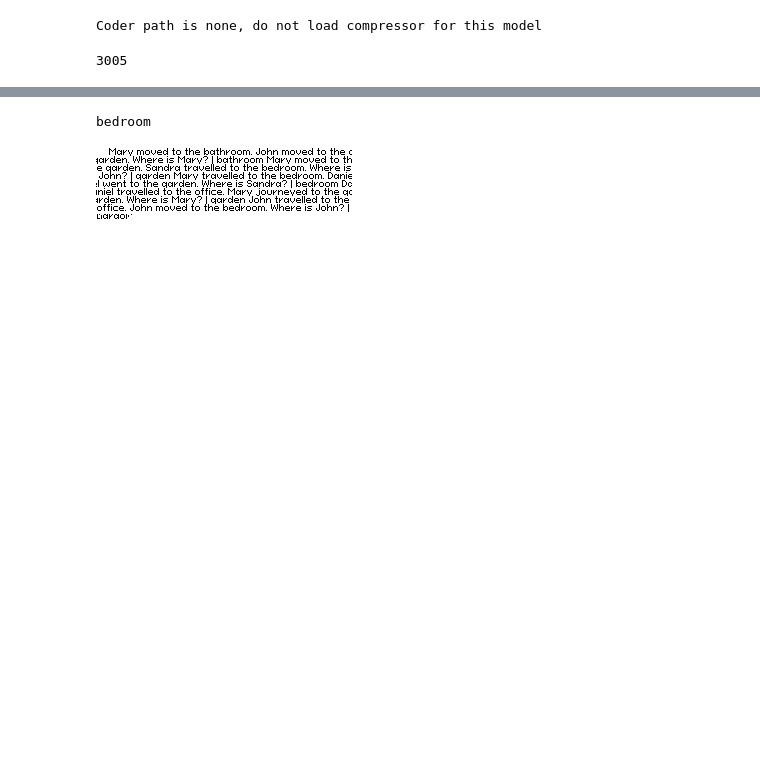
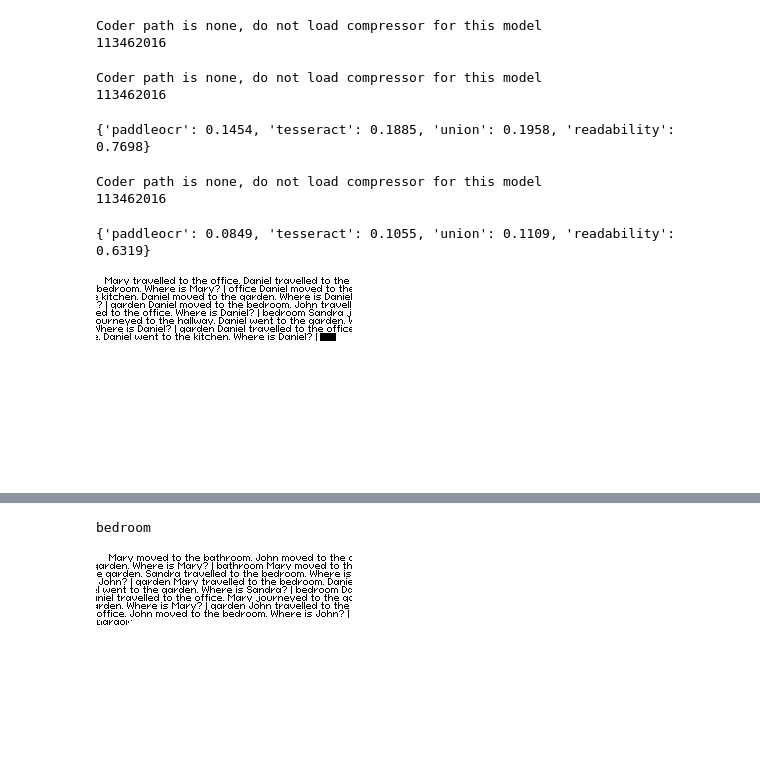
Before and after one commit to april-tools/pixar, a Jupyter notebook: babi.ipynb, the cells around one changed output, grey strips where cells are left out. Cells and saved outputs as stored; diff of their text form; code cells hidden in the pictures; blank space fills up the shorter version.

```diff
--- a/babi.ipynb
+++ b/babi.ipynb
@@ -110,0 +122,7 @@ add_word(corpo.word.tolist()[:3000], vocab)
+# %%
+data = gen_babi(1, 10000, '|', '')
+for a, b in data:
+    add_word(a, vocab)
+    add_word(b, vocab)
+
+print(len(vocab))
@@ -112,7 +132,7 @@ add_word(corpo.word.tolist()[:3000], vocab)
 '''
 Yintao's devbox environment
 '''
-_ =TGraph.init_render(
+_ = TGraph.init_render(
     dpi=80,
     font_file=BIN_FONT,
     font_size=8,
@@ -123,21 +143,63 @@ _ =TGraph.init_render(
     patch_len=2
 )
 model = LatentLlama(
-    backbone_path='storage/checkpoints/1MModels/dllama_2_b/backbone',
+    backbone_path='/home/tai/src/projects/msc_project/storage/checkpoints/1MGan/gan_ratio_10/200/backbone',
     num_channels=1,
     patch_len=2,
     patch_size=8,
     binary=True
 )
+n = 0
+for param in model.parameters():
+    n += param.numel()
+print(n)
 # %% [output]
 Coder path is none, do not load compressor for this model
+113462016
+# %%
+model = LatentLlama(
+    backbone_path='/home/tai/src/projects/msc_project/storage/checkpoints/1MGan/gan_ratio_10/200/backbone',
+    num_channels=1,
+    patch_len=2,
+    patch_size=8,
+    binary=True
+)
+n = 0
+for param in model.parameters():
+    n += param.numel()
+print(n)
+
+with torch.no_grad():
+    model.eval()
+    model.cuda()
+    generated = []
+    for prompt, target in tqdm(data):
+        prompt = TGraph.from_text([prompt])
+        prompt = prompt._spacing_text(3)
+        prompt.set_device('cuda')
+        gen = model.autoregressive_generate(prompt, None, 5)
+        prompt.set_device('cpu')
+        gen.set_device('cpu')
+        generated.append((prompt, target, gen))
+
+ans = evaluate_babi(generated, vocab)
+print(ans)
+# %% [output]
+Coder path is none, do not load compressor for this model
+113462016
+{'paddleocr': 0.1454, 'tesseract': 0.1885, 'union': 0.1958, 'readability': 0.7698}
 # %%
-data = gen_babi(1, 1000, '|', '')
-for a, b in data:
-    add_word(a, vocab)
-    add_word(b, vocab)
-
-print(len(vocab))
+model = LatentLlama(
+    backbone_path='/home/tai/src/projects/msc_project/storage/checkpoints/1MModels/dllama_2_b/backbone',
+    num_channels=1,
+    patch_len=2,
+    patch_size=8,
+    binary=True
+)
+n = 0
+for param in model.parameters():
+    n += param.numel()
+print(n)
 
 with torch.no_grad():
     model.eval()
@@ -147,9 +209,19 @@ with torch.no_grad():
         prompt = TGraph.from_text([prompt])
         prompt = prompt._spacing_text(3)
         prompt.set_device('cuda')
-        gen = model.autoregressive_generate(prompt, None, 4)
+        gen = model.autoregressive_generate(prompt, None, 5)
         prompt.set_device('cpu')
         gen.set_device('cpu')
         generated.append((prompt, target, gen))
+
+ans = evaluate_babi(generated, vocab)
+print(ans)
 # %% [output]
-3005
+Coder path is none, do not load compressor for this model
+113462016
+{'paddleocr': 0.0849, 'tesseract': 0.1055, 'union': 0.1109, 'readability': 0.6319}
+# %%
+generated[1][0].to_file('babig')
+generated[1][0].to_PIL()[0]
+# %% [output]
+[figure, added]
```
Also changed, not shown: parts of 12 cells of this notebook, 4 other files.
